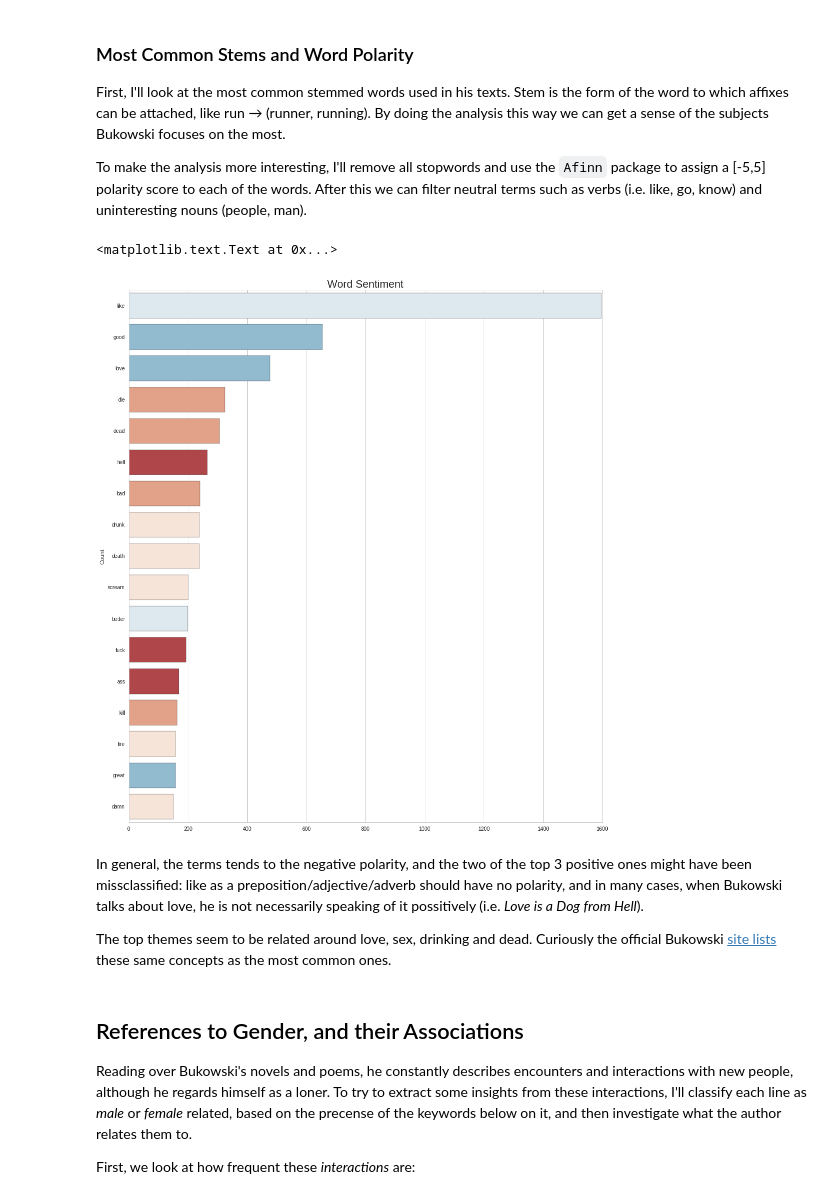
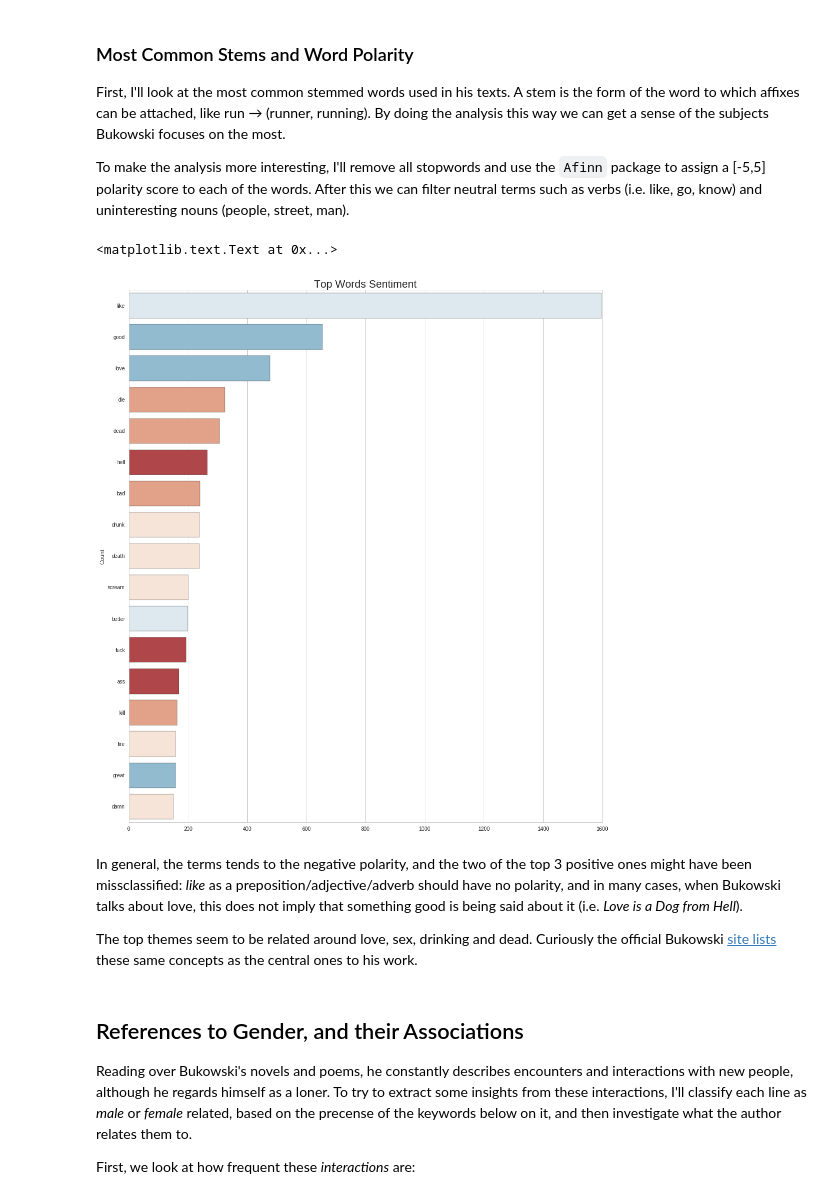
Before and after one commit to masta-g3/summer_networks, a Jupyter notebook: bukowski_networks/sentiment_bukowski.ipynb, the cells around one changed output. Saved outputs shown, nothing was run; the diff lists cells and outputs as text; code cells hidden in the pictures.

Commit message:
sentiment update

```diff
--- a/bukowski_networks/sentiment_bukowski.ipynb
+++ b/bukowski_networks/sentiment_bukowski.ipynb
@@ -38,41 +41,41 @@ ps = PorterStemmer()
 text_stem = Counter([ps.stem(word) for word in text_stop])
 # %% [markdown]
 ### Most Common Stems and Word Polarity
-First, I'll look at the most common stemmed words used in his texts. Stem is the form of the word to which affixes can be attached, like run → (runner, running). By doing the analysis this way we can get a sense of the subjects Bukowski focuses on the most.
+First, I'll look at the most common stemmed words used in his texts. A stem is the form of the word to which affixes can be attached, like run → (runner, running). By doing the analysis this way we can get a sense of the subjects Bukowski focuses on the most.
 
-To make the analysis more interesting, I'll remove all stopwords and use the `Afinn` package to assign a [-5,5] polarity score to each of the words. After this we can filter neutral terms such as verbs (i.e. like, go, know) and uninteresting nouns (people, man).
+To make the analysis more interesting, I'll remove all stopwords and use the `Afinn` package to assign a [-5,5] polarity score to each of the words. After this we can filter neutral terms such as verbs (i.e. like, go, know) and uninteresting nouns (people, street, man).
 # %%
 ## Word sentiment scorer.
 afinn = Afinn()
 commons = pd.DataFrame({'word': [word[0] for word in text_stem.most_common(200)],
                         'count': [word[1] for word in text_stem.most_common(200)],
                         'score' : [afinn.score(word[0]) for word in text_stem.most_common(200)]})
 
 ## Get only non-neutral words.
 nn_commons = commons[~commons['score'].isin([-1,0,1])]
 ix = nn_commons.word
 nn_commons = nn_commons.pivot(index='word', columns='score', values='count').reindex(ix)
 
 ## Generate palette and plot.
 n = len(nn_commons.columns)
 palette = sns.color_palette("RdBu", n_colors=n+1)
 
 i=0
 for col in nn_commons.columns:
     sns.barplot(x=col, y='word', data=nn_commons.reset_index(), \
                 color=palette[i], order=nn_commons.index)
     i+=1
 
-plt.title('Word Sentiment')
+plt.title('Top Words Sentiment')
 plt.ylabel('Count')
 plt.xlabel('')
 # %% [output]
 <matplotlib.text.Text at 0x...>
-[figure, old version]
+[figure, new version]
 # %% [markdown]
-In general, the terms tends to the negative polarity, and the two of the top 3 positive ones might have been missclassified: like as a preposition/adjective/adverb should have no polarity, and in many cases, when Bukowski talks about love, he is not necessarily speaking of it possitively (i.e. *Love is a Dog from Hell*).
+In general, the terms tends to the negative polarity, and the two of the top 3 positive ones might have been missclassified: *like* as a preposition/adjective/adverb should have no polarity, and in many cases, when Bukowski talks about love, this does not imply that something good is being said about it (i.e. *Love is a Dog from Hell*).
 
-The top themes seem to be related around love, sex, drinking and dead. Curiously the official Bukowski [site lists](https://charlesbukowski.wikispaces.com/Themes?responseToken=04ecb6aa9939fbb17d1c5f9eea062e87c) these same concepts as the most common ones.
+The top themes seem to be related around love, sex, drinking and dead. Curiously the official Bukowski [site lists](https://charlesbukowski.wikispaces.com/Themes?responseToken=04ecb6aa9939fbb17d1c5f9eea062e87c) these same concepts as the central ones to his work.
 # %% [markdown]
 ## References to Gender, and their Associations
 Reading over Bukowski's novels and poems, he constantly describes encounters and interactions with new people, although he regards himself as a loner. To try to extract some insights from these interactions, I'll classify each line as *male* or *female* related, based on the precense of the keywords below on it, and then investigate what the author relates them to.
```
Also changed, not shown: parts of 12 cells of this notebook, 5 other files.
